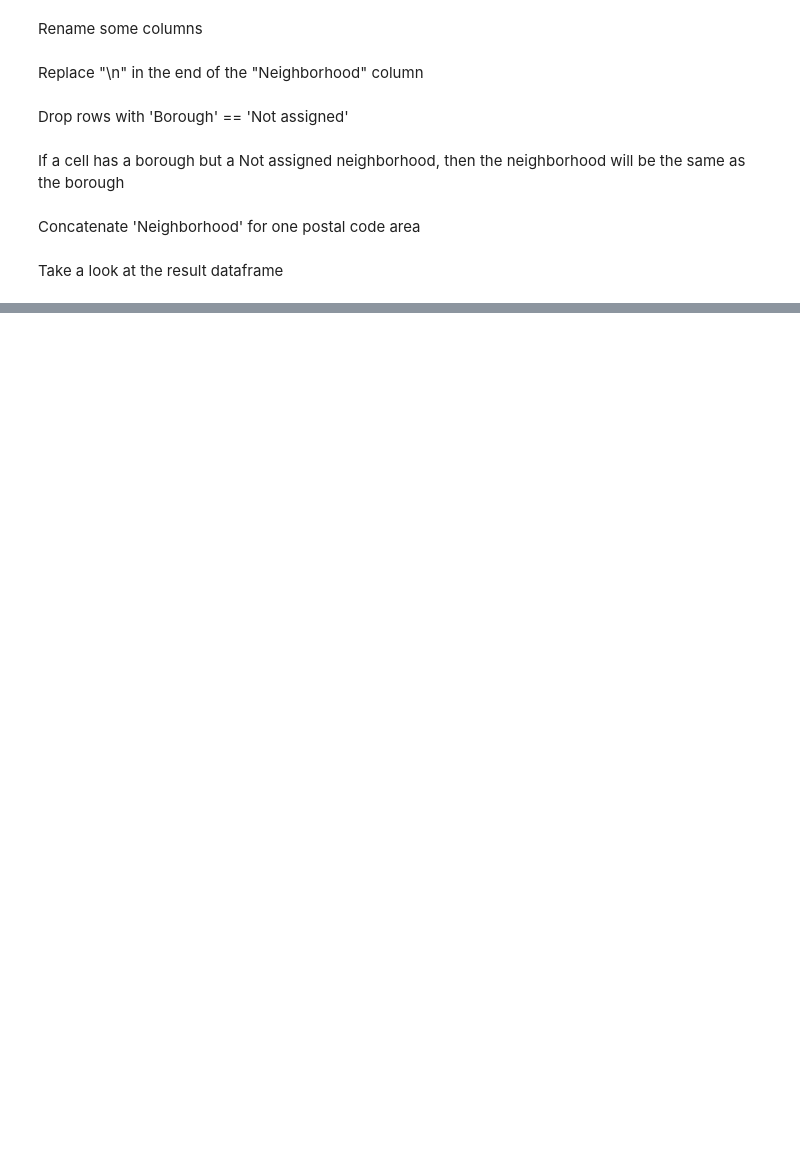
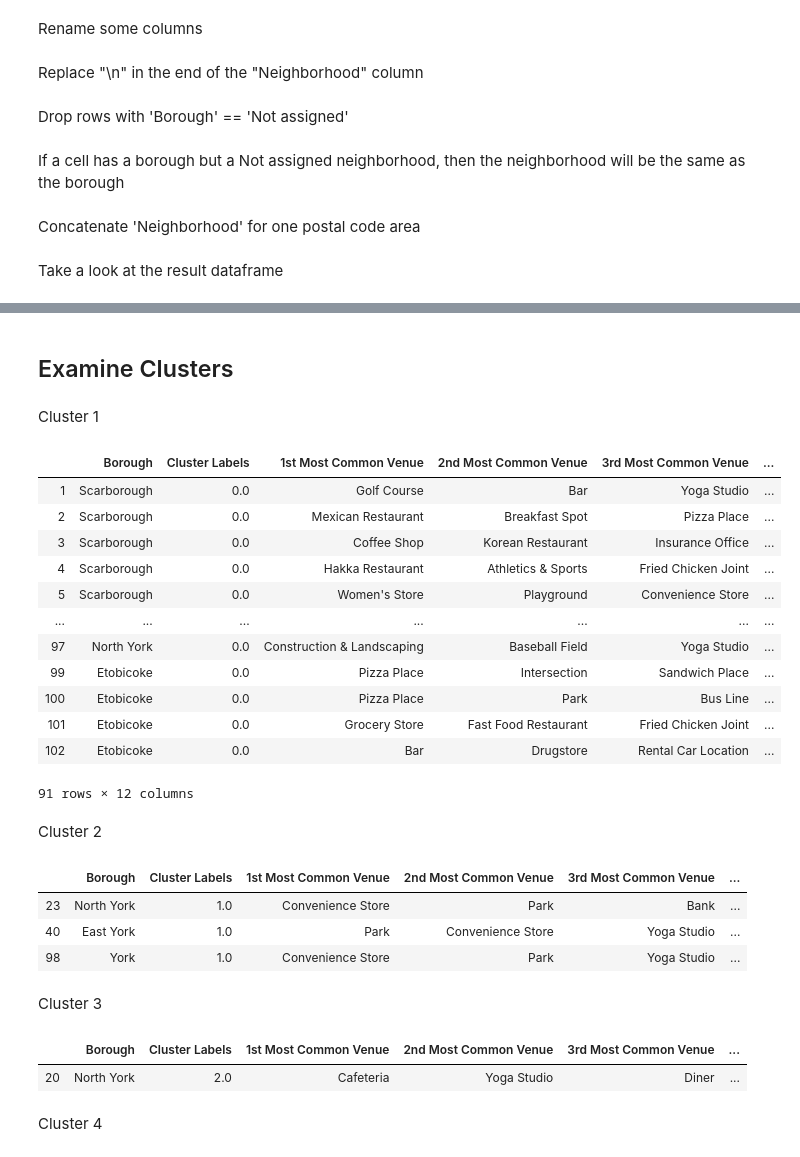
Before and after one commit to romapres2010/Coursera_Capstone, a Jupyter notebook: Neighborhoods in Toronto.ipynb, the cells around one changed output, grey strips where cells are left out. Cells and saved outputs as stored; diff of their text form; code cells hidden in the pictures; blank space fills up the shorter version.

```diff
--- a/Neighborhoods in Toronto.ipynb
+++ b/Neighborhoods in Toronto.ipynb
@@ -137,0 +453,6 @@ Toronto_df.shape
+# %%
+def return_most_common_venues(row, num_top_venues):
+    row_categories = row.iloc[1:]
+    row_categories_sorted = row_categories.sort_values(ascending=False)
+
+    return row_categories_sorted.index.values[0:num_top_venues]
@@ -137,0 +497,14 @@ Toronto_df.shape
+# %%
+# import k-means from clustering stage
+from sklearn.cluster import KMeans
+
+# set number of clusters
+kclusters = 5
+
+toronto_grouped_clustering = toronto_grouped.drop('Toronto_Neighborhood', 1)
+
+# run k-means clustering
+kmeans = KMeans(n_clusters=kclusters, random_state=0).fit(toronto_grouped_clustering)
+
+# check cluster labels generated for each row in the dataframe
+kmeans.labels_
@@ -137,0 +521,2 @@ Toronto_df.shape
+# %%
+neighborhoods_venues_sorted.insert(0, 'Cluster Labels', kmeans.labels_.astype(int))
@@ -137,0 +525,16 @@ Toronto_df.shape
+# %%
+print('Toronto_df shape {}'.format(Toronto_df.shape))
+print('neighborhoods_venues_sorted shape {}'.format(neighborhoods_venues_sorted.shape))
+
+
+# as not all Neighborhood have venues, we need to use left join
+toronto_merged = pd.merge(left=Toronto_df, right=neighborhoods_venues_sorted, left_on='Neighborhood', right_on='Toronto_Neighborhood', how='left')
+
+#replace the missing 'Cluster Labels' values by 5
+toronto_merged["Cluster Labels"].replace(np.nan, 5, inplace=True)
+
+# drop Toronto_Neighborhood colum
+toronto_merged.drop("Toronto_Neighborhood", axis = 1, inplace=True)
+
+print('toronto_merged shape {}'.format(toronto_merged.shape))
+toronto_merged.head()
@@ -137,0 +583,38 @@ Toronto_df.shape
+# %% [markdown]
+## Examine Clusters
+# %% [markdown]
+Cluster 1
+# %%
+toronto_merged.loc[toronto_merged['Cluster Labels'] == 0, toronto_merged.columns[[1] + list(range(5, toronto_merged.shape[1]))]]
+# %% [output]
+|  | Borough | Cluster Labels | 1st Most Common Venue | 2nd Most Common Venue | 3rd Most Common Venue | ... |
+| 1 | Scarborough | 0.0 | Golf Course | Bar | Yoga Studio | ... |
+| 2 | Scarborough | 0.0 | Mexican Restaurant | Breakfast Spot | Pizza Place | ... |
+| 3 | Scarborough | 0.0 | Coffee Shop | Korean Restaurant | Insurance Office | ... |
+| 4 | Scarborough | 0.0 | Hakka Restaurant | Athletics & Sports | Fried Chicken Joint | ... |
+| 5 | Scarborough | 0.0 | Women's Store | Playground | Convenience Store | ... |
+| ... | ... | ... | ... | ... | ... | ... |
+| 97 | North York | 0.0 | Construction & Landscaping | Baseball Field | Yoga Studio | ... |
+| 99 | Etobicoke | 0.0 | Pizza Place | Intersection | Sandwich Place | ... |
+| 100 | Etobicoke | 0.0 | Pizza Place | Park | Bus Line | ... |
+| 101 | Etobicoke | 0.0 | Grocery Store | Fast Food Restaurant | Fried Chicken Joint | ... |
+| 102 | Etobicoke | 0.0 | Bar | Drugstore | Rental Car Location | ... |
+91 rows × 12 columns
+# %% [markdown]
+Cluster 2
+# %%
+toronto_merged.loc[toronto_merged['Cluster Labels'] == 1, toronto_merged.columns[[1] + list(range(5, toronto_merged.shape[1]))]]
+# %% [output]
+|  | Borough | Cluster Labels | 1st Most Common Venue | 2nd Most Common Venue | 3rd Most Common Venue | ... |
+| 23 | North York | 1.0 | Convenience Store | Park | Bank | ... |
+| 40 | East York | 1.0 | Park | Convenience Store | Yoga Studio | ... |
+| 98 | York | 1.0 | Convenience Store | Park | Yoga Studio | ... |
+# %% [markdown]
+Cluster 3
+# %%
+toronto_merged.loc[toronto_merged['Cluster Labels'] == 2, toronto_merged.columns[[1] + list(range(5, toronto_merged.shape[1]))]]
+# %% [output]
+|  | Borough | Cluster Labels | 1st Most Common Venue | 2nd Most Common Venue | 3rd Most Common Venue | ... |
+| 20 | North York | 2.0 | Cafeteria | Yoga Studio | Diner | ... |
+# %% [markdown]
+Cluster 4
```
Also changed, not shown: parts of 74 cells of this notebook, 3 other files.
